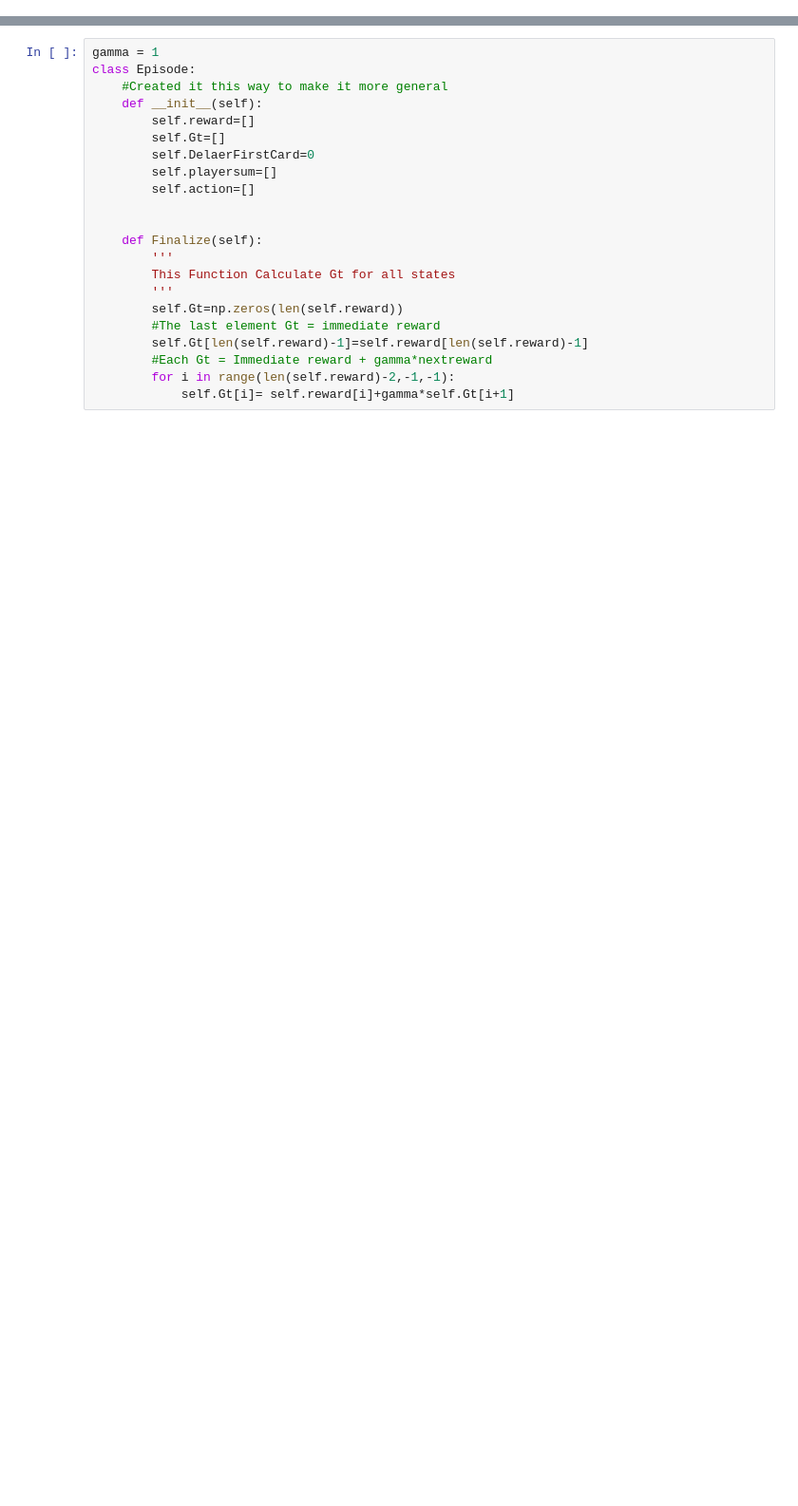
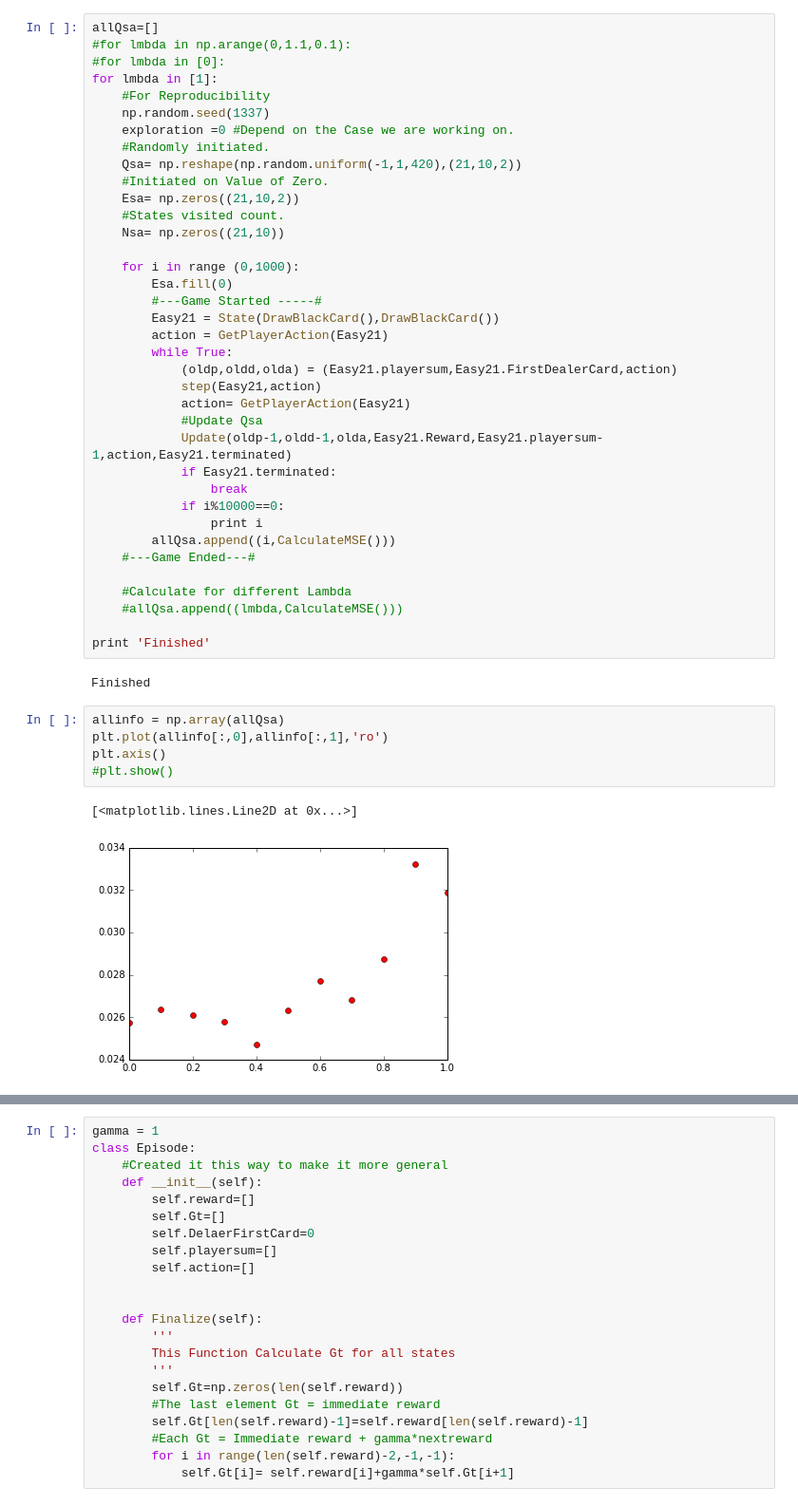
Before and after one commit to aqeel13932/RL-ML, a Jupyter notebook: hw4-sarsa/Environment.ipynb, the cells around one changed output, grey strips where cells are left out. Shown at 95% size. Drawn from its saved outputs; the diff is of its cells as text; blank space fills up the shorter version.

```diff
--- a/hw4-sarsa/Environment.ipynb
+++ b/hw4-sarsa/Environment.ipynb
@@ -130,0 +195,47 @@ def CheckReward(s):
+# %%
+allQsa=[]
+#for lmbda in np.arange(0,1.1,0.1):
+#for lmbda in [0]:
+for lmbda in [1]:
+    #For Reproducibility
+    np.random.seed(1337)
+    exploration =0 #Depend on the Case we are working on.
+    #Randomly initiated.
+    Qsa= np.reshape(np.random.uniform(-1,1,420),(21,10,2))
+    #Initiated on Value of Zero.
+    Esa= np.zeros((21,10,2))
+    #States visited count.
+    Nsa= np.zeros((21,10))
+
+    for i in range (0,1000):
+        Esa.fill(0)
+        #---Game Started -----#
+        Easy21 = State(DrawBlackCard(),DrawBlackCard())
+        action = GetPlayerAction(Easy21)
+        while True:
+            (oldp,oldd,olda) = (Easy21.playersum,Easy21.FirstDealerCard,action)
+            step(Easy21,action)
+            action= GetPlayerAction(Easy21)
+            #Update Qsa
+            Update(oldp-1,oldd-1,olda,Easy21.Reward,Easy21.playersum-1,action,Easy21.terminated)
+            if Easy21.terminated:
+                break
+            if i%10000==0:
+                print i
+        allQsa.append((i,CalculateMSE()))
+    #---Game Ended---#
+
+    #Calculate for different Lambda
+    #allQsa.append((lmbda,CalculateMSE()))
+
+print 'Finished'
+# %% [output]
+Finished
+# %%
+allinfo = np.array(allQsa)
+plt.plot(allinfo[:,0],allinfo[:,1],'ro')
+plt.axis()
+#plt.show()
+# %% [output]
+[<matplotlib.lines.Line2D at 0x...>]
+[figure, added]
```
Also changed, not shown: parts of 16 cells of this notebook.
